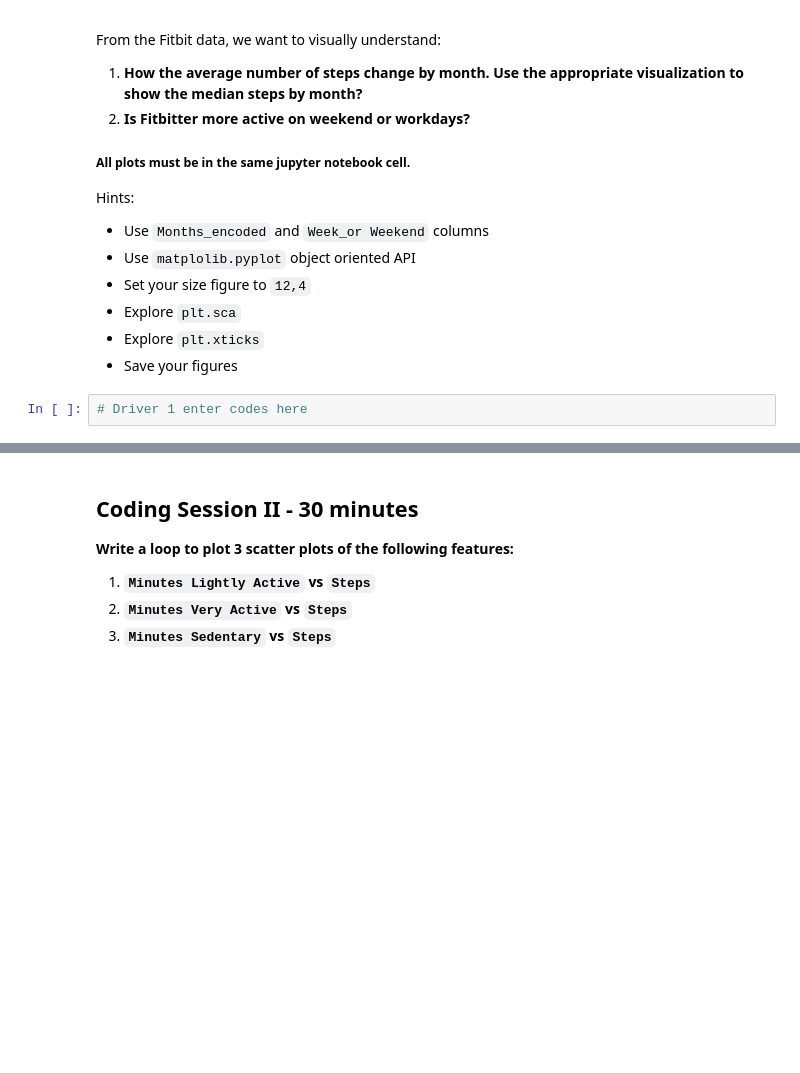
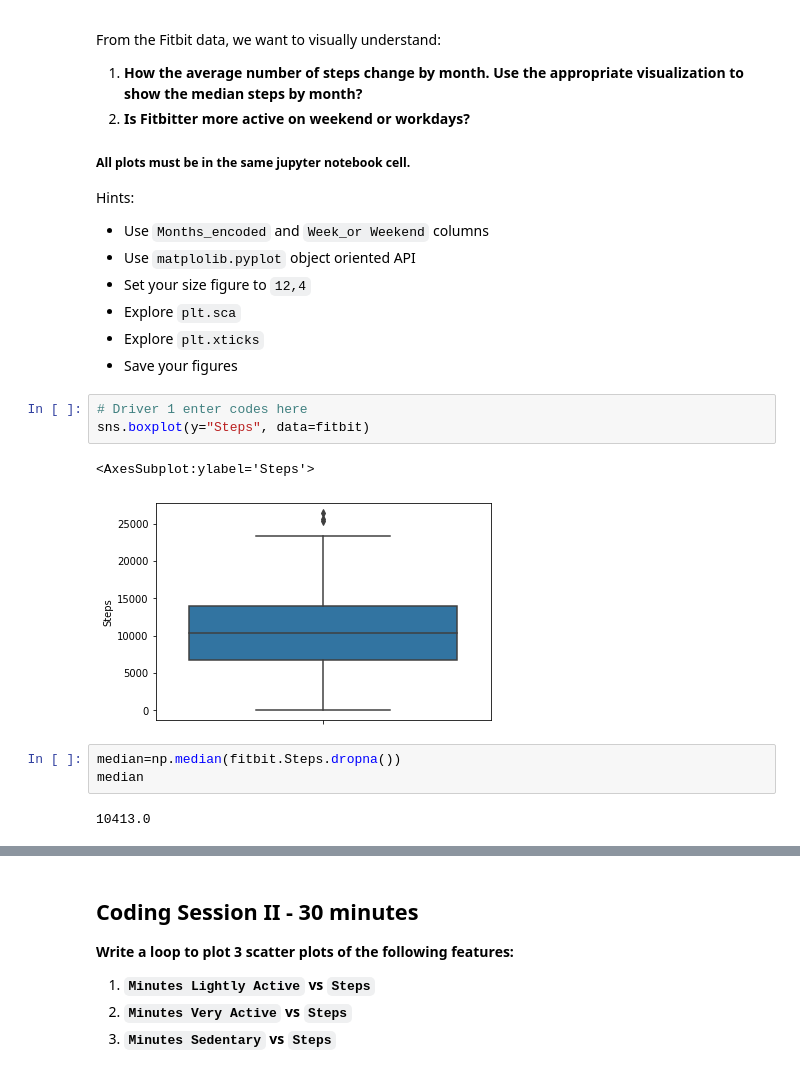
Before and after one commit to ironhack-datalabs/datamad1020-rev, a Jupyter notebook: module-1/lab-matplotlib-seaborn/your-code/challenge-2.ipynb, the cells around one changed output, grey strips where cells are left out. Cells and saved outputs as stored; diff of their text form; blank space fills up the shorter version.

```diff
--- a/module-1/lab-matplotlib-seaborn/your-code/challenge-2.ipynb
+++ b/module-1/lab-matplotlib-seaborn/your-code/challenge-2.ipynb
@@ -41,3 +47,12 @@ Hints:
 - Save your figures
 # %%
 # Driver 1 enter codes here
+sns.boxplot(y="Steps", data=fitbit)
+# %% [output]
+<AxesSubplot:ylabel='Steps'>
+[figure, added]
+# %%
+median=np.median(fitbit.Steps.dropna())
+median
+# %% [output]
+10413.0
```
Also changed, not shown: parts of 8 cells of this notebook, 1 other file.
